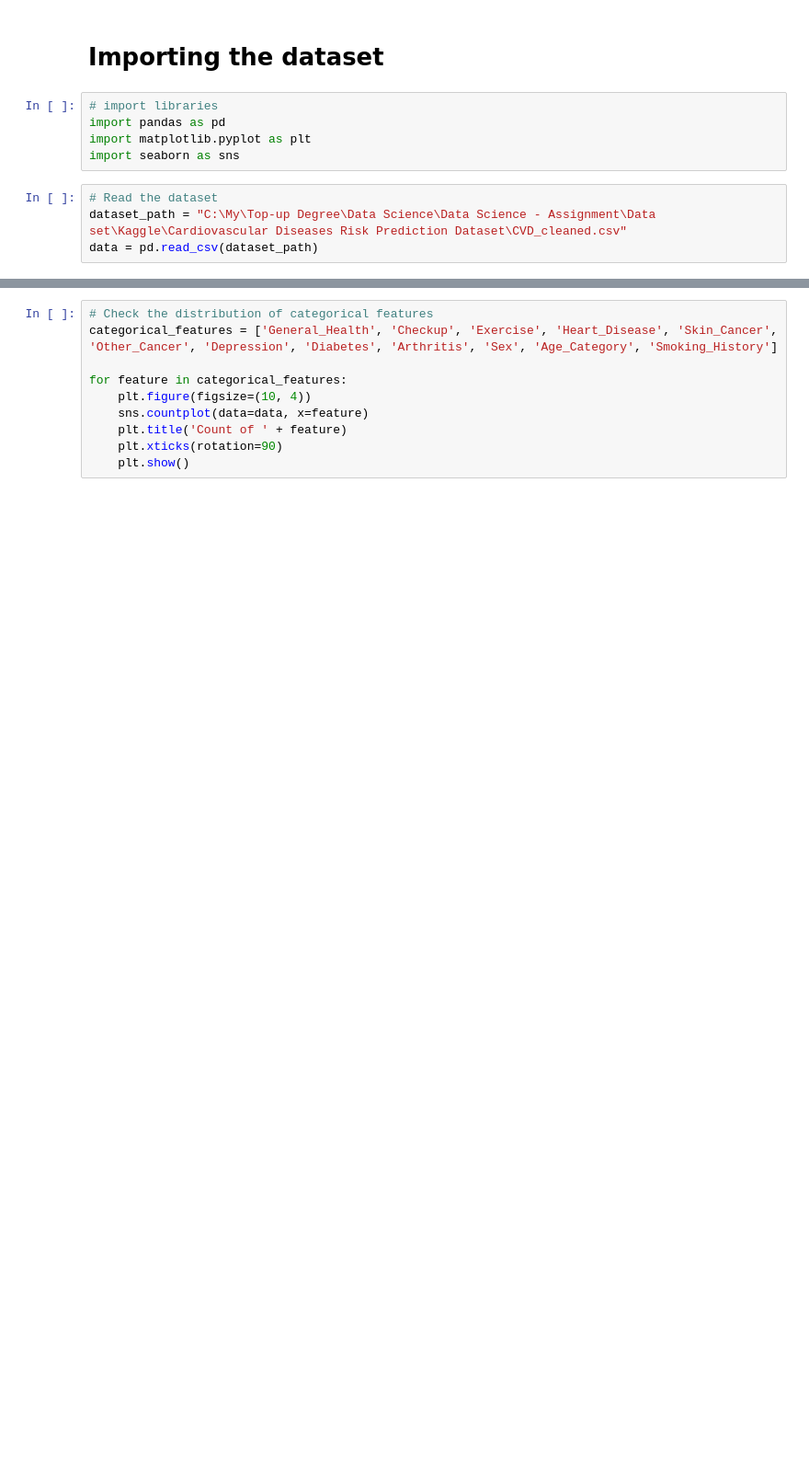
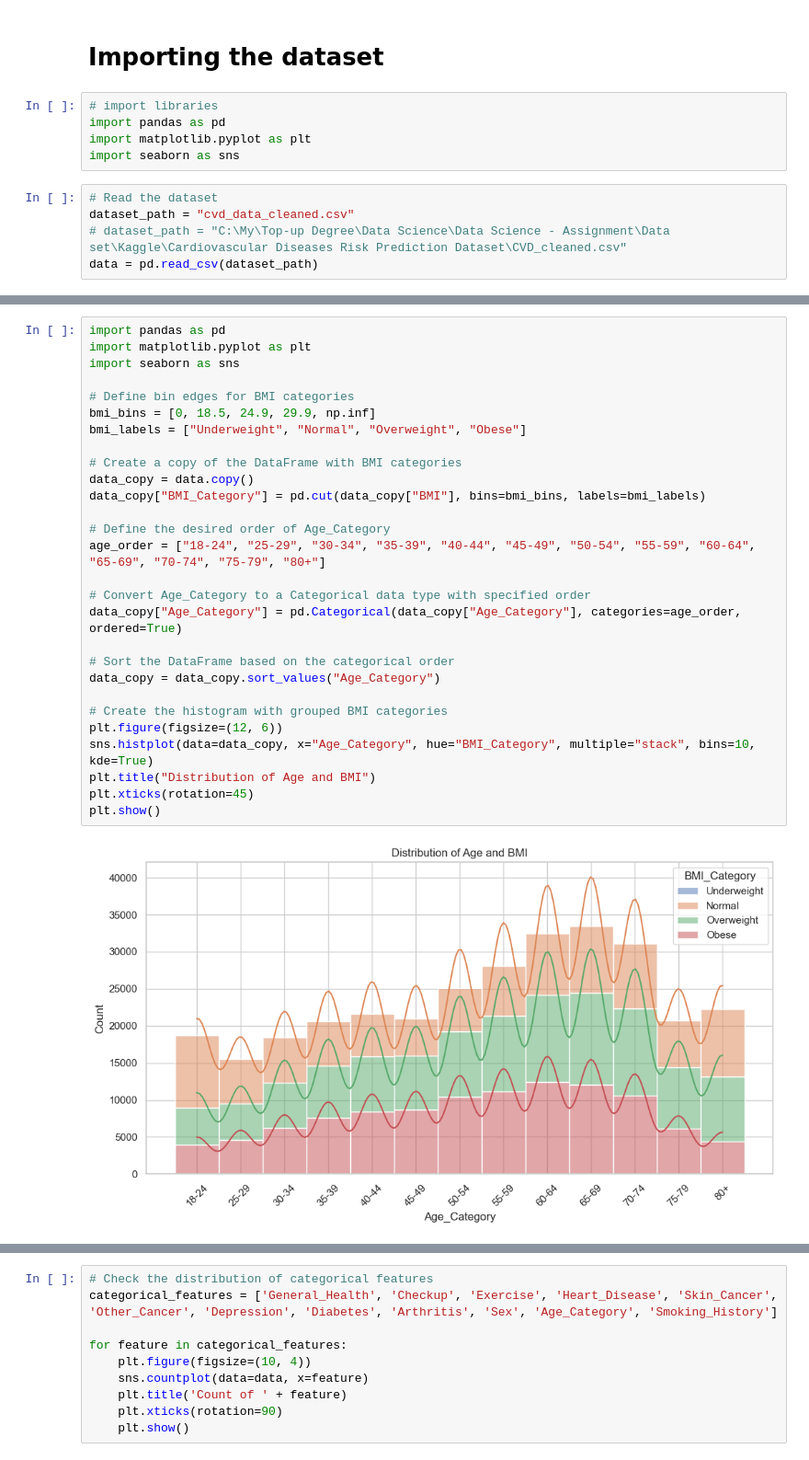
Before and after one commit to ziyanoffl/Heart_Disease_Prediction, a Jupyter notebook: data_visualization_cardiovascular.ipynb, the cells around one changed output, grey strips where cells are left out. Shown at 92% size. Drawn from its saved outputs; the diff is of its cells as text; blank space fills up the shorter version.

```diff
--- a/data_visualization_cardiovascular.ipynb
+++ b/data_visualization_cardiovascular.ipynb
@@ -7,6 +7,7 @@ import matplotlib.pyplot as plt
 import seaborn as sns
 # %%
 # Read the dataset
-dataset_path = "C:\My\Top-up Degree\Data Science\Data Science - Assignment\Data set\Kaggle\Cardiovascular Diseases Risk Prediction Dataset\CVD_cleaned.csv"
+dataset_path = "cvd_data_cleaned.csv"
+# dataset_path = "C:\My\Top-up Degree\Data Science\Data Science - Assignment\Data set\Kaggle\Cardiovascular Diseases Risk Prediction Dataset\CVD_cleaned.csv"
 data = pd.read_csv(dataset_path)
 # %%
@@ -56,0 +28,30 @@ for feature in numerical_features:
+# %%
+import pandas as pd
+import matplotlib.pyplot as plt
+import seaborn as sns
+
+# Define bin edges for BMI categories
+bmi_bins = [0, 18.5, 24.9, 29.9, np.inf]
+bmi_labels = ["Underweight", "Normal", "Overweight", "Obese"]
+
+# Create a copy of the DataFrame with BMI categories
+data_copy = data.copy()
+data_copy["BMI_Category"] = pd.cut(data_copy["BMI"], bins=bmi_bins, labels=bmi_labels)
+
+# Define the desired order of Age_Category
+age_order = ["18-24", "25-29", "30-34", "35-39", "40-44", "45-49", "50-54", "55-59", "60-64", "65-69", "70-74", "75-79", "80+"]
+
+# Convert Age_Category to a Categorical data type with specified order
+data_copy["Age_Category"] = pd.Categorical(data_copy["Age_Category"], categories=age_order, ordered=True)
+
+# Sort the DataFrame based on the categorical order
+data_copy = data_copy.sort_values("Age_Category")
+
+# Create the histogram with grouped BMI categories
+plt.figure(figsize=(12, 6))
+sns.histplot(data=data_copy, x="Age_Category", hue="BMI_Category", multiple="stack", bins=10, kde=True)
+plt.title("Distribution of Age and BMI")
+plt.xticks(rotation=45)
+plt.show()
+# %% [output]
+[figure, added]
```
Also changed, not shown: parts of 15 cells of this notebook, 3 other files.
